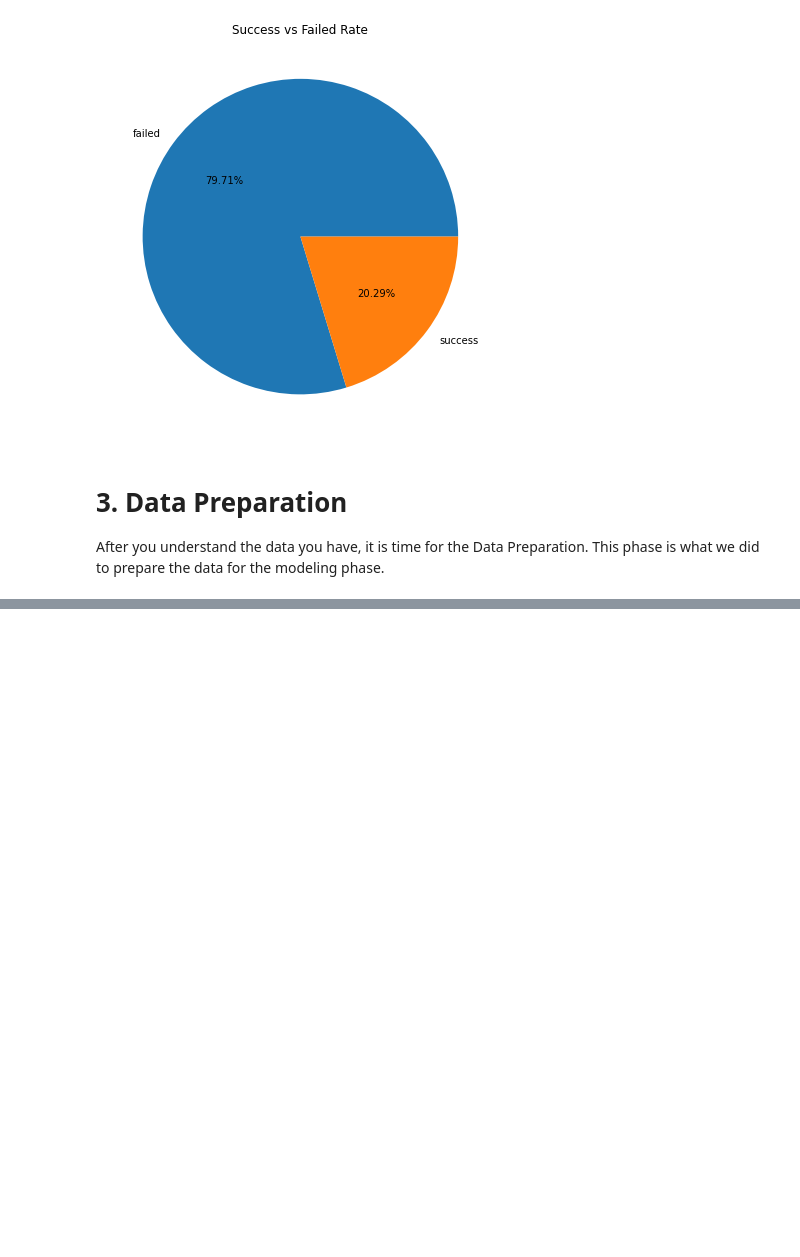
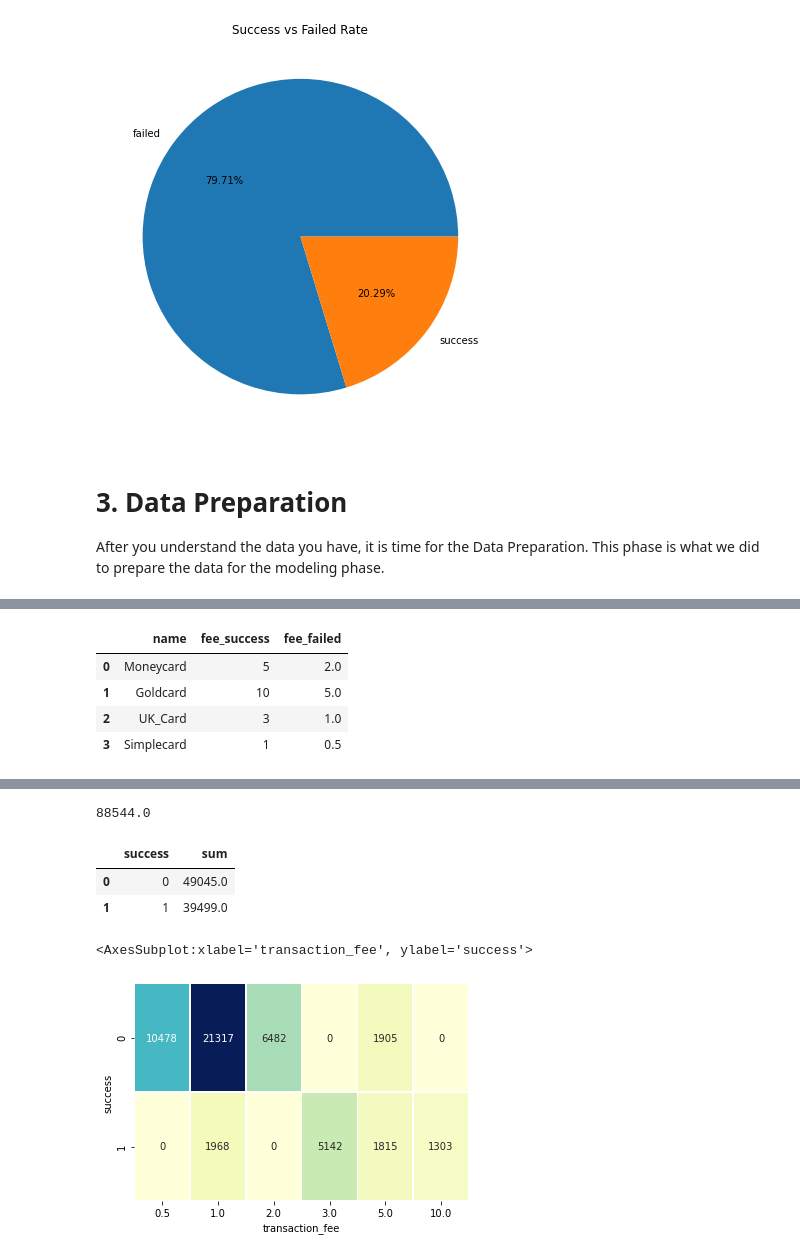
Before and after one commit to igorlevecarov/DataScience, a Jupyter notebook: Credit Card Routing for Online Purchase via Predictive Modelling/notebook.ipynb, the cells around one changed output, grey strips where cells are left out. Cells and saved outputs as stored; diff of their text form; code cells hidden in the pictures; blank space fills up the shorter version.

```diff
--- a/Credit Card Routing for Online Purchase via Predictive Modelling/notebook.ipynb
+++ b/Credit Card Routing for Online Purchase via Predictive Modelling/notebook.ipynb
@@ -62,6 +62,7 @@ The data are collected from online purchasing.
 # %%
 import pandas as pd
 transactions = pd.read_csv('datasets/PSP_Jan_Feb_2019.csv')
+service_fees = pd.read_csv('datasets/Service_fees.csv')
 # %% [markdown]
 <h2>2.2 Describe data</h2>
 
@@ -382,0 +390,28 @@ After you understand the data you have, it is time for the Data Preparation. Thi
+# %%
+transactions['weekday'] = transactions['tmsp'].dt.weekday
+transactions['hour'] = transactions['tmsp'].dt.hour
+
+def CalculateTransactionFee(row):
+    fees = service_fees[service_fees.name==row['PSP']]
+    if(row['success']==1):
+        return float(fees['fee_success'])
+    else:
+        return float(fees['fee_failed'])
+
+transactions['transaction_fee'] = transactions.apply(lambda x: CalculateTransactionFee(x),axis=1)
+# %%
+display(service_fees)
+display(transactions.head())
+
+display(transactions['transaction_fee'].sum())
+fees = transactions.groupby('success')['transaction_fee'].agg(['sum']).reset_index()
+display(fees)
+
+fees = pd.crosstab(transactions.success,transactions.transaction_fee)
+sns.heatmap(fees, annot=True, fmt="d",cmap="YlGnBu", cbar=False, linewidths=.5)
+# %% [output]
+|  | name | fee_success | fee_failed |
+| 0 | Moneycard | 5 | 2.0 |
+| 1 | Goldcard | 10 | 5.0 |
+| 2 | UK_Card | 3 | 1.0 |
+| 3 | Simplecard | 1 | 0.5 |
@@ -382,0 +424,6 @@ After you understand the data you have, it is time for the Data Preparation. Thi
+88544.0
+|  | success | sum |
+| 0 | 0 | 49045.0 |
+| 1 | 1 | 39499.0 |
+<AxesSubplot:xlabel='transaction_fee', ylabel='success'>
+[figure, added]
```
Also changed, not shown: parts of 28 cells of this notebook.
